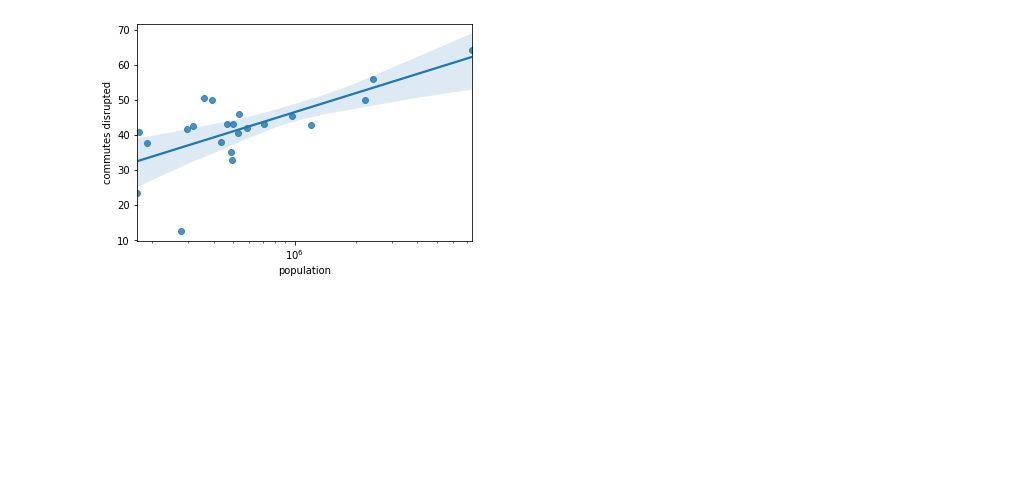
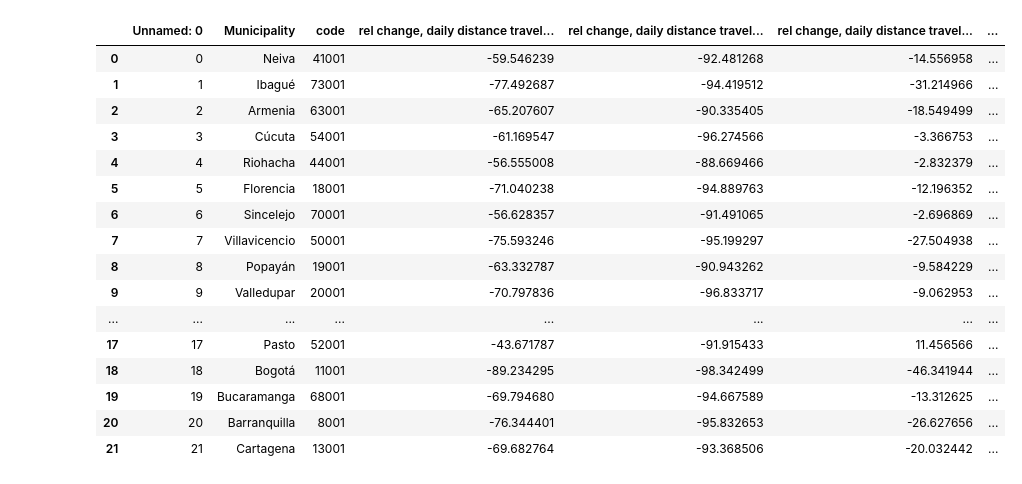
Before and after one commit to ils246/covid-19, a Jupyter notebook: Aggregate results and figures.ipynb, the cells around one changed output. Cells and saved outputs as stored; diff of their text form; code cells hidden in the pictures; blank space fills up the shorter version.

```diff
--- a/Aggregate results and figures.ipynb
+++ b/Aggregate results and figures.ipynb
@@ -12,10 +12,22 @@ mobility=pd.read_csv('https://github.com/ils246/covid-19/blob/main/mobility_metr
 mun_info=pd.read_csv('https://github.com/ils246/covid-19/blob/main/muni_level_info.csv?raw=true')
 # %%
 master=pd.merge(left=mobility,right=mun_info,left_on="code",right_on="code")
+master
+# %% [output]
+|  | Unnamed: 0 | Municipality | code | rel change, daily distance travel... | rel change, daily distance travel... | rel change, daily distance travel... | ... |
+| 0 | 0 | Neiva | 41001 | -59.546239 | -92.481268 | -14.556958 | ... |
+| 1 | 1 | Ibagué | 73001 | -77.492687 | -94.419512 | -31.214966 | ... |
+| 2 | 2 | Armenia | 63001 | -65.207607 | -90.335405 | -18.549499 | ... |
+| 3 | 3 | Cúcuta | 54001 | -61.169547 | -96.274566 | -3.366753 | ... |
+| 4 | 4 | Riohacha | 44001 | -56.555008 | -88.669466 | -2.832379 | ... |
+| 5 | 5 | Florencia | 18001 | -71.040238 | -94.889763 | -12.196352 | ... |
+| 6 | 6 | Sincelejo | 70001 | -56.628357 | -91.491065 | -2.696869 | ... |
+| 7 | 7 | Villavicencio | 50001 | -75.593246 | -95.199297 | -27.504938 | ... |
+| 8 | 8 | Popayán | 19001 | -63.332787 | -90.943262 | -9.584229 | ... |
+| 9 | 9 | Valledupar | 20001 | -70.797836 | -96.833717 | -9.062953 | ... |
+| ... | ... | ... | ... | ... | ... | ... | ... |
+| 17 | 17 | Pasto | 52001 | -43.671787 | -91.915433 | 11.456566 | ... |
+| 18 | 18 | Bogotá | 11001 | -89.234295 | -98.342499 | -46.341944 | ... |
+| 19 | 19 | Bucaramanga | 68001 | -69.794680 | -94.667589 | -13.312625 | ... |
+| 20 | 20 | Barranquilla | 8001 | -76.344401 | -95.832653 | -26.627656 | ... |
+| 21 | 21 | Cartagena | 13001 | -69.682764 | -93.368506 | -20.032442 | ... |
-# %%
-#plots
-fig,ax=plt.subplots()
-sns.regplot(x=master["population"],y=master["commutes disrupted"],logx=True)
-ax.set_xscale('log')
-# %% [output]
-[figure, removed]
```
Also changed, not shown: parts of 11 cells of this notebook.
